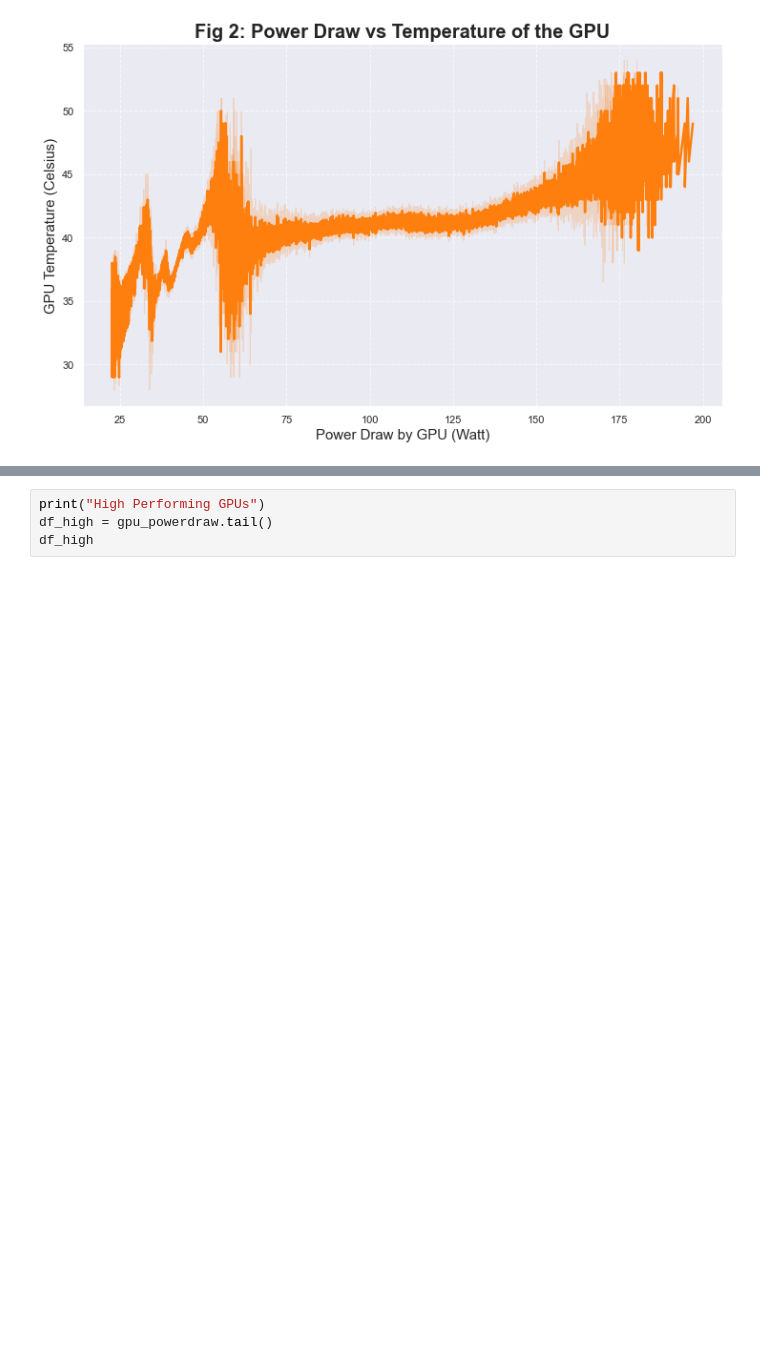
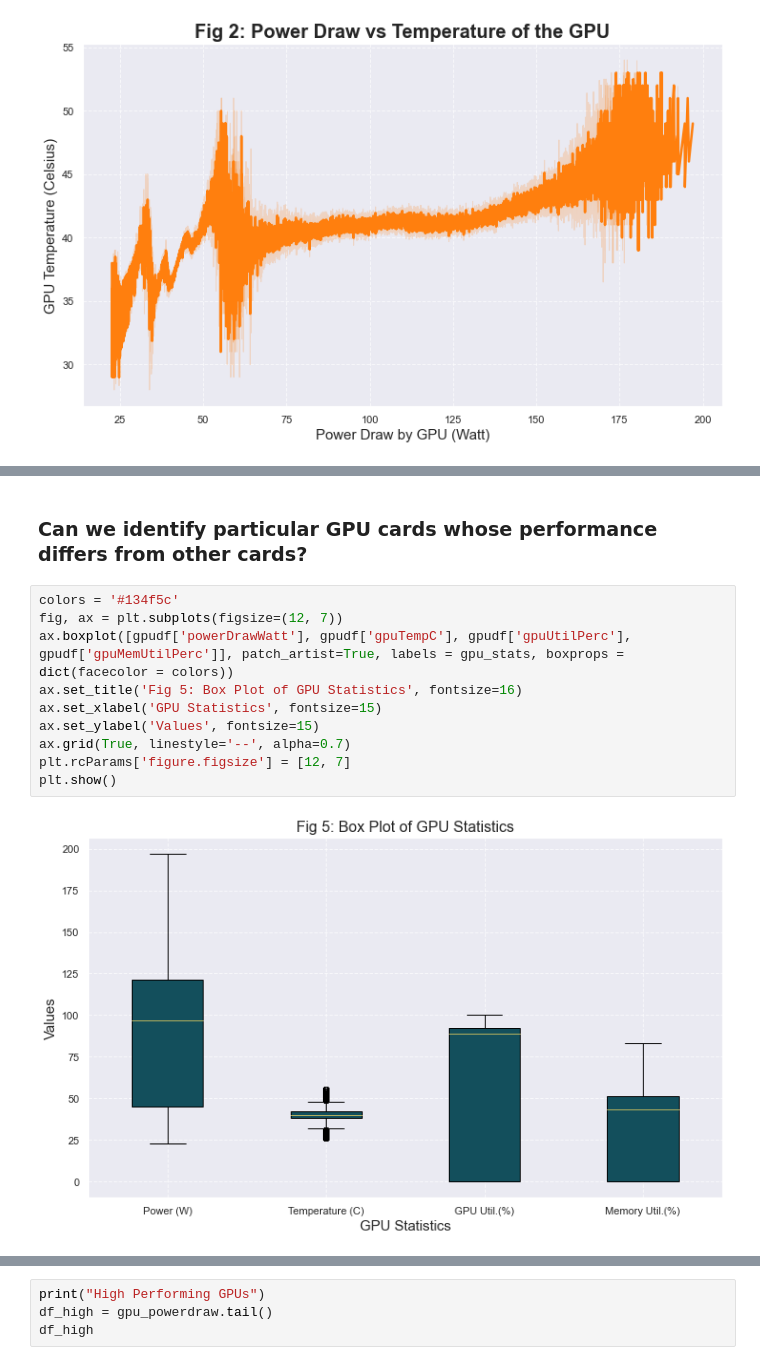
Before and after one commit to rmalik95/Cloud-Project, a Jupyter notebook: CSC8634_Rishabh_Malik_220512619.ipynb, the cells around one changed output, grey strips where cells are left out. Drawn from its saved outputs; the diff is of its cells as text; blank space fills up the shorter version.

```diff
--- a/CSC8634_Rishabh_Malik_220512619.ipynb
+++ b/CSC8634_Rishabh_Malik_220512619.ipynb
@@ -233,0 +235,14 @@ From Fig 4, we can observe that
+# %% [markdown]
+### Can we identify particular GPU cards whose performance differs from other cards?
+# %%
+colors = '#134f5c'
+fig, ax = plt.subplots(figsize=(12, 7))
+ax.boxplot([gpudf['powerDrawWatt'], gpudf['gpuTempC'], gpudf['gpuUtilPerc'], gpudf['gpuMemUtilPerc']], patch_artist=True, labels = gpu_stats, boxprops = dict(facecolor = colors))
+ax.set_title('Fig 5: Box Plot of GPU Statistics', fontsize=16)
+ax.set_xlabel('GPU Statistics', fontsize=15)
+ax.set_ylabel('Values', fontsize=15)
+ax.grid(True, linestyle='--', alpha=0.7)
+plt.rcParams['figure.figsize'] = [12, 7]
+plt.show()
+# %% [output]
+[figure, added]
```
Also changed, not shown: parts of 29 cells of this notebook.
